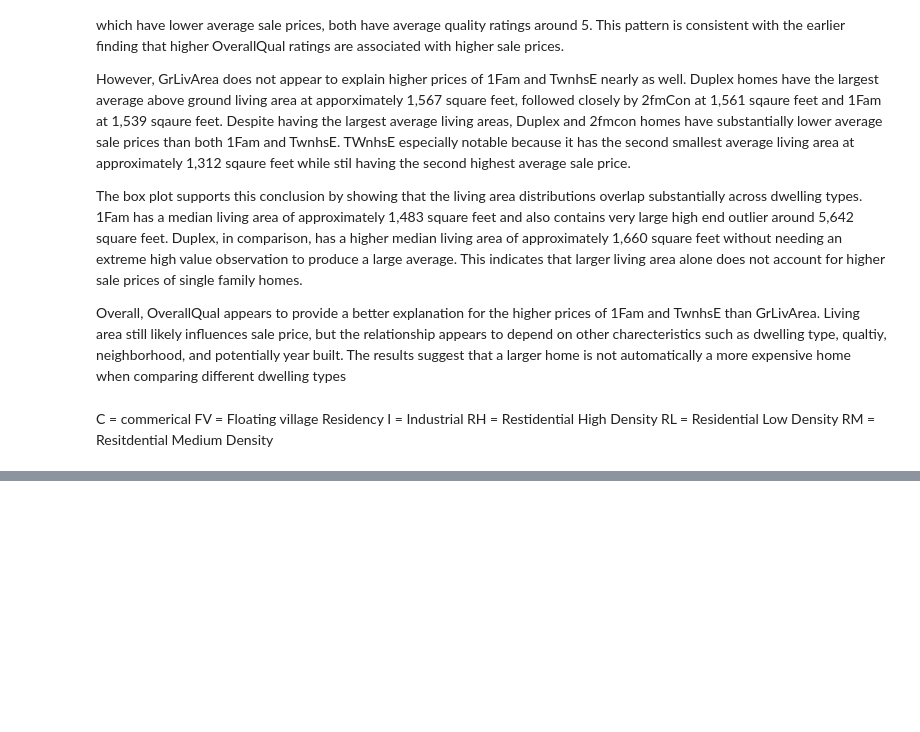
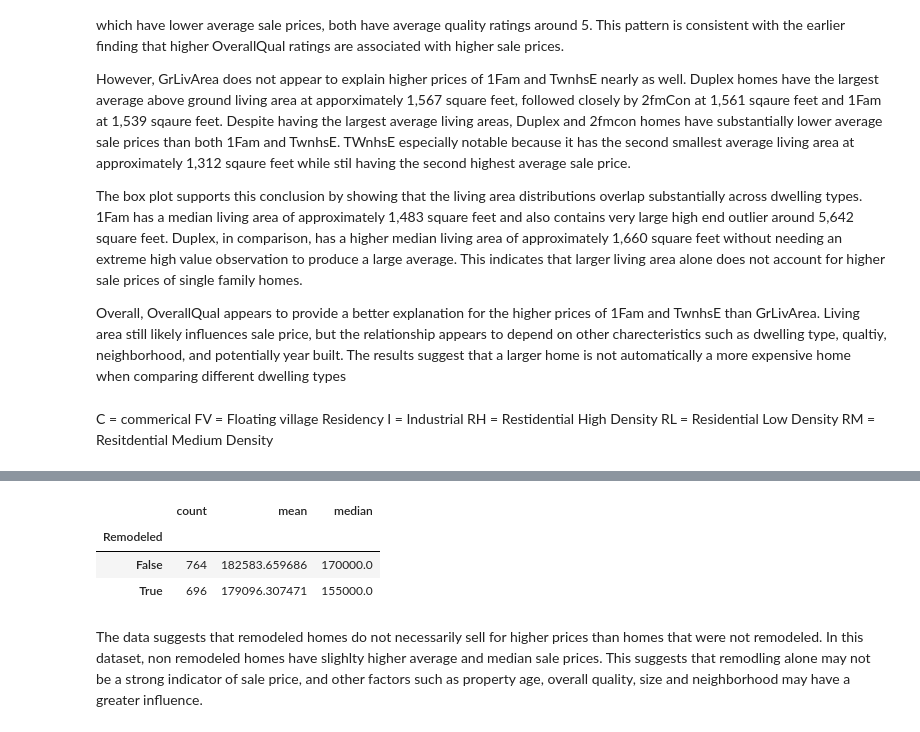
Before and after one commit to Sinjinkim/Ames-housing-price-predicton, a Jupyter notebook: notebooks/01_eda.ipynb, the cells around one changed output, grey strips where cells are left out. Saved outputs shown, nothing was run; the diff lists cells and outputs as text; code cells hidden in the pictures; blank space fills up the shorter version.

```diff
--- a/notebooks/01_eda.ipynb
+++ b/notebooks/01_eda.ipynb
@@ -479,0 +708,37 @@ train.groupby('OverallCond')['SalePrice'].agg(count = 'count', mean = 'mean', me
+# %%
+#3. How does remodeling recency impact sale price?
+
+train['Remodeled'] = train['YearRemodAdd'] > train['YearBuilt']
+
+
+fig = px.box(
+    train,
+    x = "Remodeled",
+    y = "SalePrice",
+    title = "Remodeled vs Not Remodeled",
+    template = 'plotly_dark',
+    labels = {
+        "Remodeled": "Was Remodeled",
+        "SalePrice": "Average Sale Price"
+    }
+)
+
+fig.update_yaxes (
+    tickprefix = '$',
+    tickformat = ','
+)
+
+fig.update_traces(
+    boxmean = True
+)
+
+fig.show()
+# %%
+train.groupby("Remodeled")['SalePrice'].agg(count = 'count', mean = 'mean', median = 'median')
+# %% [output]
+|  | count | mean | median |
+| Remodeled |  |  |  |
+| False | 764 | 182583.659686 | 170000.0 |
+| True | 696 | 179096.307471 | 155000.0 |
+# %% [markdown]
+The data suggests that remodeled homes do not necessarily sell for higher prices than homes that were not remodeled. In this dataset, non remodeled homes have slighlty higher average and median sale prices. This suggests that remodling alone may not be a strong indicator of sale price, and other factors such as property age, overall quality, size and neighborhood may have a greater influence.
```
Also changed, not shown: parts of 23 cells of this notebook.
